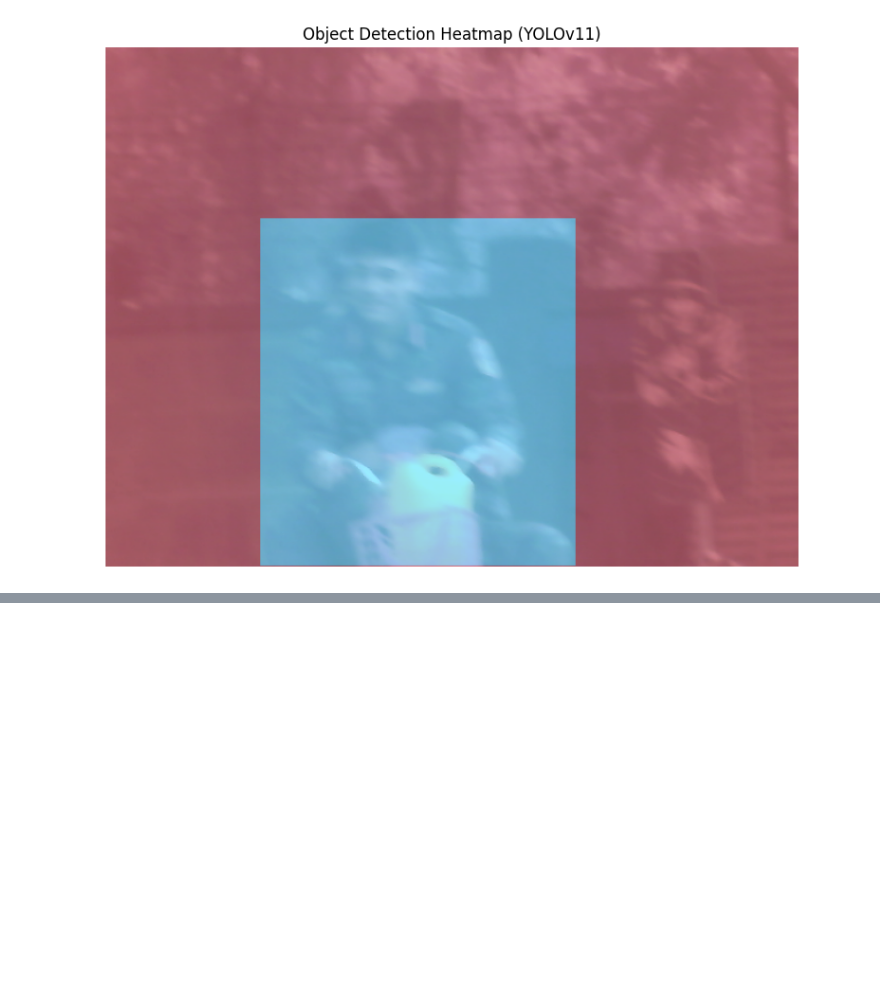
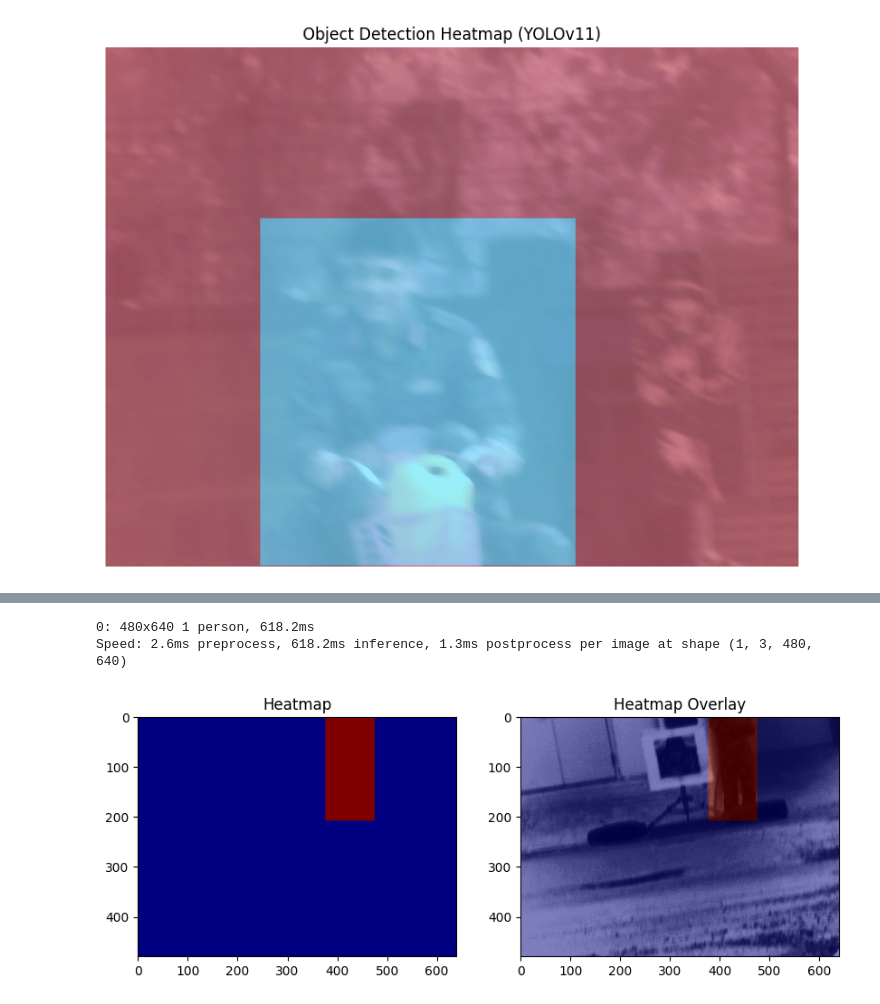
Before and after one commit to NguyenDuyCuong/ml-tools, a Jupyter notebook: cicle-detector/heatmap.ipynb, the cells around one changed output, grey strips where cells are left out. Cells and saved outputs as stored; diff of their text form; code cells hidden in the pictures; blank space fills up the shorter version.

```diff
--- a/cicle-detector/heatmap.ipynb
+++ b/cicle-detector/heatmap.ipynb
@@ -142,0 +490,21 @@ Speed: 1.9ms preprocess, 986.0ms inference, 1.0ms postprocess per image at shape
+# %%
+heatmap, overlay = generate_heatmap(
+    image_path='images\\bo du lieu bia so 4\\bia4 (2).bmp',
+    model_path='yolo-models\yolo11x.pt',
+    sharpen_factor=0.7,
+    overlay_alpha=0.5
+)
+
+# Display the results
+plt.figure(figsize=(10, 5))
+plt.subplot(1, 2, 1)
+plt.title("Heatmap")
+plt.imshow(cv2.cvtColor(heatmap, cv2.COLOR_BGR2RGB))
+plt.subplot(1, 2, 2)
+plt.title("Heatmap Overlay")
+plt.imshow(cv2.cvtColor(overlay, cv2.COLOR_BGR2RGB))
+plt.show()
+# %% [output]
+0: 480x640 1 person, 618.2ms
+Speed: 2.6ms preprocess, 618.2ms inference, 1.3ms postprocess per image at shape (1, 3, 480, 640)
+[figure, added]
```
Also changed, not shown: parts of 8 cells of this notebook, 3 other files.
